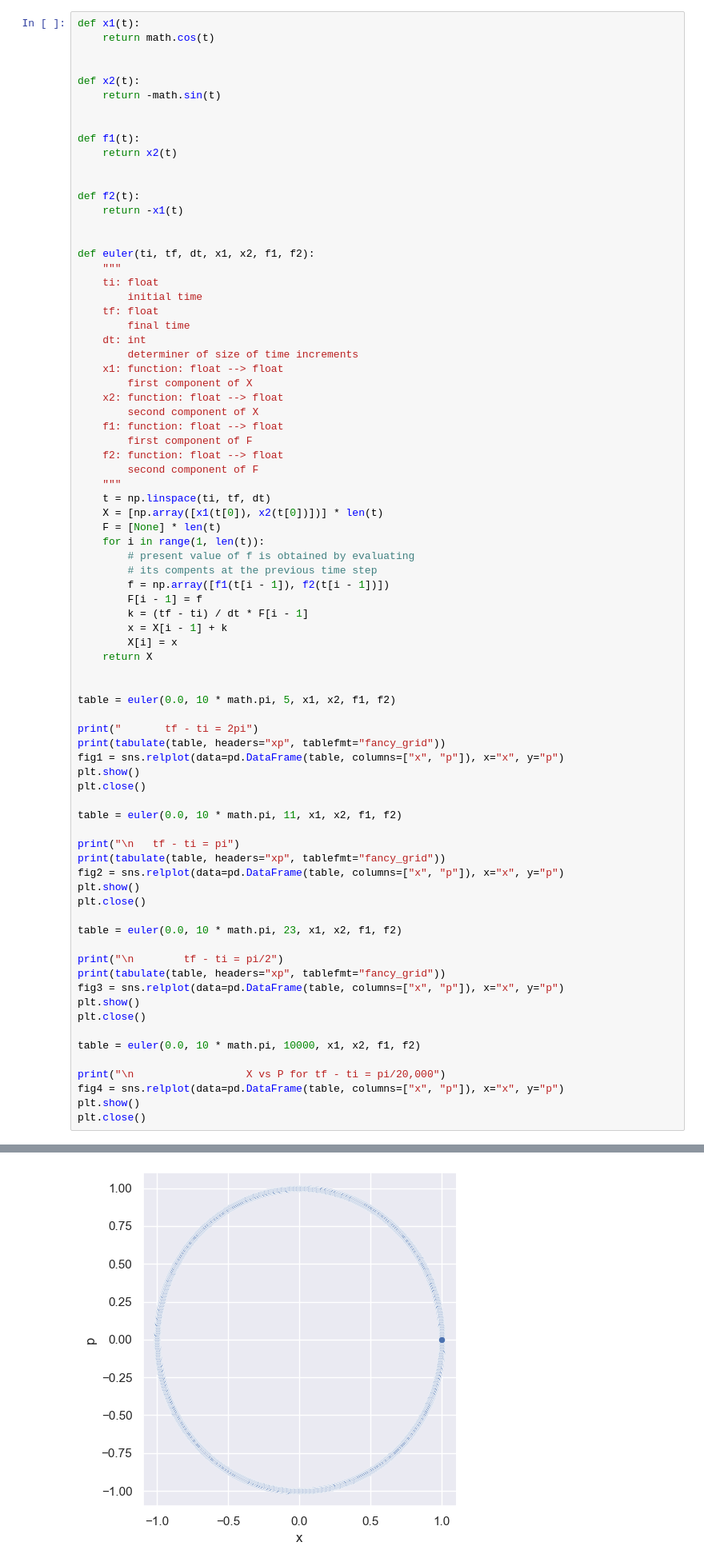
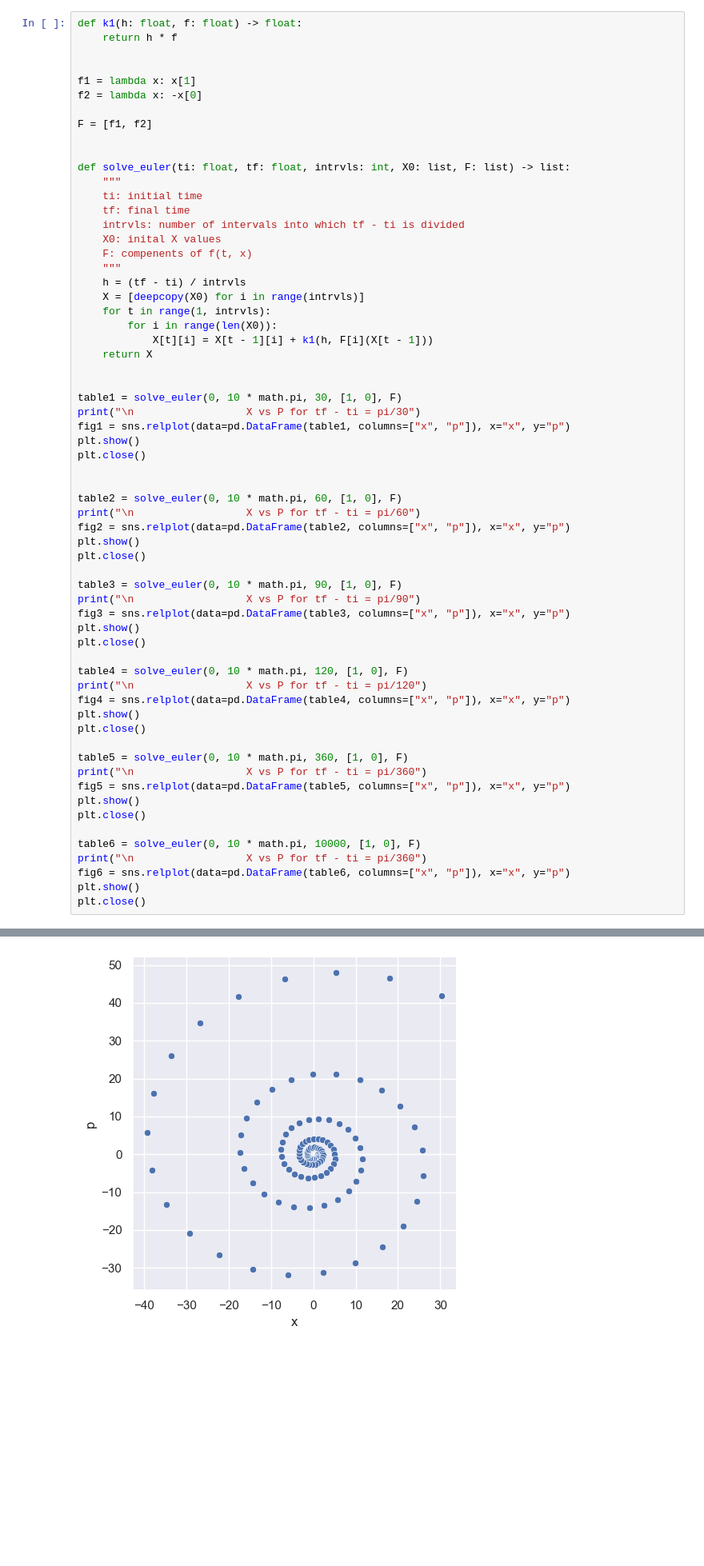
Before and after one commit to brendonericlucas/mathematical-physics, a Jupyter notebook: assignment33.ipynb, the cells around one changed output, grey strips where cells are left out. Shown: that part at 80% size. Drawn from its saved outputs; the diff is of its cells as text; blank space fills up the shorter version.

```diff
--- a/assignment33.ipynb
+++ b/assignment33.ipynb
@@ -145,79 +165,64 @@ which is the parametric equation of a circle in $x - p$ space, centered at the o
 # %%
-def x1(t):
-    return math.cos(t)
+def k1(h: float, f: float) -> float:
+    return h * f
 
 
-def x2(t):
-    return -math.sin(t)
+f1 = lambda x: x[1]
+f2 = lambda x: -x[0]
+
+F = [f1, f2]
 
 
-def f1(t):
-    return x2(t)
-
-
-def f2(t):
-    return -x1(t)
-
-
-def euler(ti, tf, dt, x1, x2, f1, f2):
+def solve_euler(ti: float, tf: float, intrvls: int, X0: list, F: list) -> list:
     """
-    ti: float
-        initial time
-    tf: float
-        final time
-    dt: int
-        determiner of size of time increments
-    x1: function: float --> float
-        first component of X
-    x2: function: float --> float
-        second component of X
-    f1: function: float --> float
-        first component of F
-    f2: function: float --> float
-        second component of F
+    ti: initial time
+    tf: final time
+    intrvls: number of intervals into which tf - ti is divided
+    X0: inital X values
+    F: compenents of f(t, x)
     """
-    t = np.linspace(ti, tf, dt)
-    X = [np.array([x1(t[0]), x2(t[0])])] * len(t)
-    F = [None] * len(t)
-    for i in range(1, len(t)):
-        # present value of f is obtained by evaluating
-        # its compents at the previous time step
-        f = np.array([f1(t[i - 1]), f2(t[i - 1])])
-        F[i - 1] = f
-        k = (tf - ti) / dt * F[i - 1]
-        x = X[i - 1] + k
-        X[i] = x
+    h = (tf - ti) / intrvls
+    X = [deepcopy(X0) for i in range(intrvls)]
+    for t in range(1, intrvls):
+        for i in range(len(X0)):
+            X[t][i] = X[t - 1][i] + k1(h, F[i](X[t - 1]))
     return X
 
 
-table = euler(0.0, 10 * math.pi, 5, x1, x2, f1, f2)
-
-print("       tf - ti = 2pi")
-print(tabulate(table, headers="xp", tablefmt="fancy_grid"))
-fig1 = sns.relplot(data=pd.DataFrame(table, columns=["x", "p"]), x="x", y="p")
+table1 = solve_euler(0, 10 * math.pi, 30, [1, 0], F)
+print("\n                  X vs P for tf - ti = pi/30")
+fig1 = sns.relplot(data=pd.DataFrame(table1, columns=["x", "p"]), x="x", y="p")
 plt.show()
 plt.close()
 
-table = euler(0.0, 10 * math.pi, 11, x1, x2, f1, f2)
 
-print("\n   tf - ti = pi")
-print(tabulate(table, headers="xp", tablefmt="fancy_grid"))
-fig2 = sns.relplot(data=pd.DataFrame(table, columns=["x", "p"]), x="x", y="p")
+table2 = solve_euler(0, 10 * math.pi, 60, [1, 0], F)
+print("\n                  X vs P for tf - ti = pi/60")
+fig2 = sns.relplot(data=pd.DataFrame(table2, columns=["x", "p"]), x="x", y="p")
 plt.show()
 plt.close()
 
-table = euler(0.0, 10 * math.pi, 23, x1, x2, f1, f2)
-
-print("\n        tf - ti = pi/2")
-print(tabulate(table, headers="xp", tablefmt="fancy_grid"))
-fig3 = sns.relplot(data=pd.DataFrame(table, columns=["x", "p"]), x="x", y="p")
+table3 = solve_euler(0, 10 * math.pi, 90, [1, 0], F)
+print("\n                  X vs P for tf - ti = pi/90")
+fig3 = sns.relplot(data=pd.DataFrame(table3, columns=["x", "p"]), x="x", y="p")
 plt.show()
 plt.close()
 
-table = euler(0.0, 10 * math.pi, 10000, x1, x2, f1, f2)
-
-print("\n                  X vs P for tf - ti = pi/20,000")
-fig4 = sns.relplot(data=pd.DataFrame(table, columns=["x", "p"]), x="x", y="p")
+table4 = solve_euler(0, 10 * math.pi, 120, [1, 0], F)
+print("\n                  X vs P for tf - ti = pi/120")
+fig4 = sns.relplot(data=pd.DataFrame(table4, columns=["x", "p"]), x="x", y="p")
 plt.show()
 plt.close()
+
+table5 = solve_euler(0, 10 * math.pi, 360, [1, 0], F)
+print("\n                  X vs P for tf - ti = pi/360")
+fig5 = sns.relplot(data=pd.DataFrame(table5, columns=["x", "p"]), x="x", y="p")
+plt.show()
+plt.close()
+
+table6 = solve_euler(0, 10 * math.pi, 10000, [1, 0], F)
+print("\n                  X vs P for tf - ti = pi/360")
+fig6 = sns.relplot(data=pd.DataFrame(table6, columns=["x", "p"]), x="x", y="p")
+plt.show()
+plt.close()
 # %% [output]
@@ -276 +236 @@ plt.close()
-[figure, old version]
+[figure, new version]
```
Also changed, not shown: parts of 11 cells of this notebook, 4 other files.
